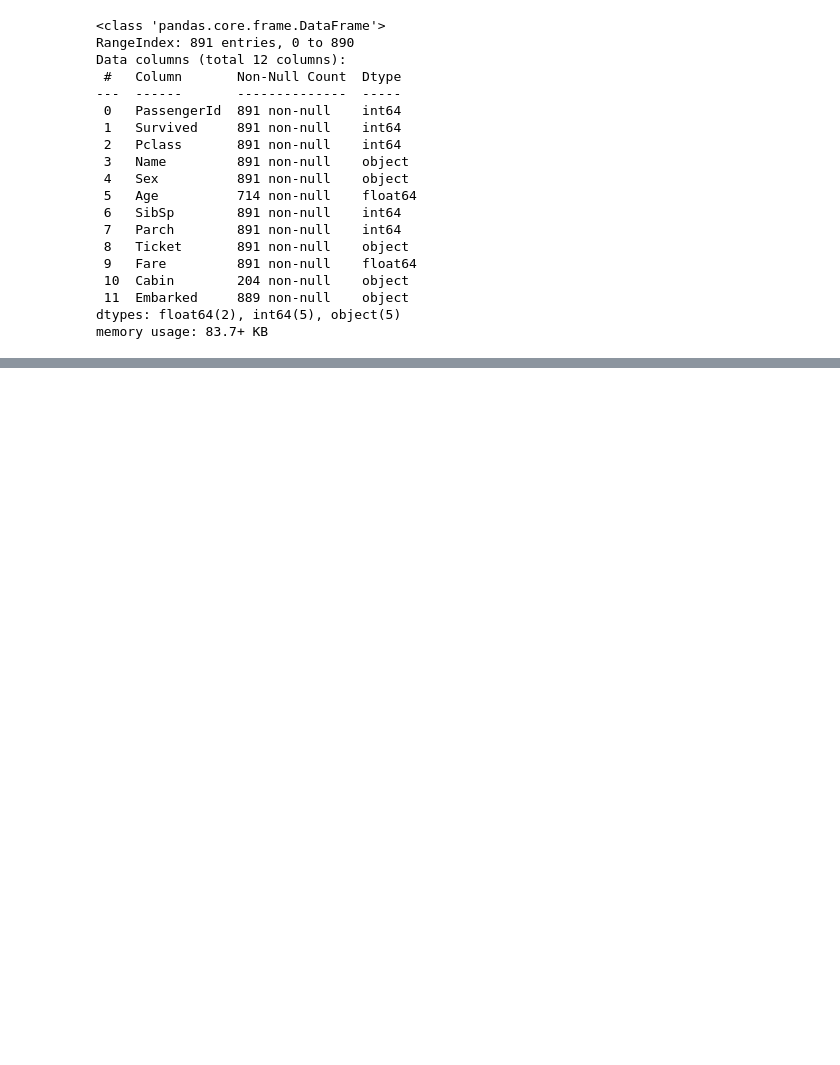
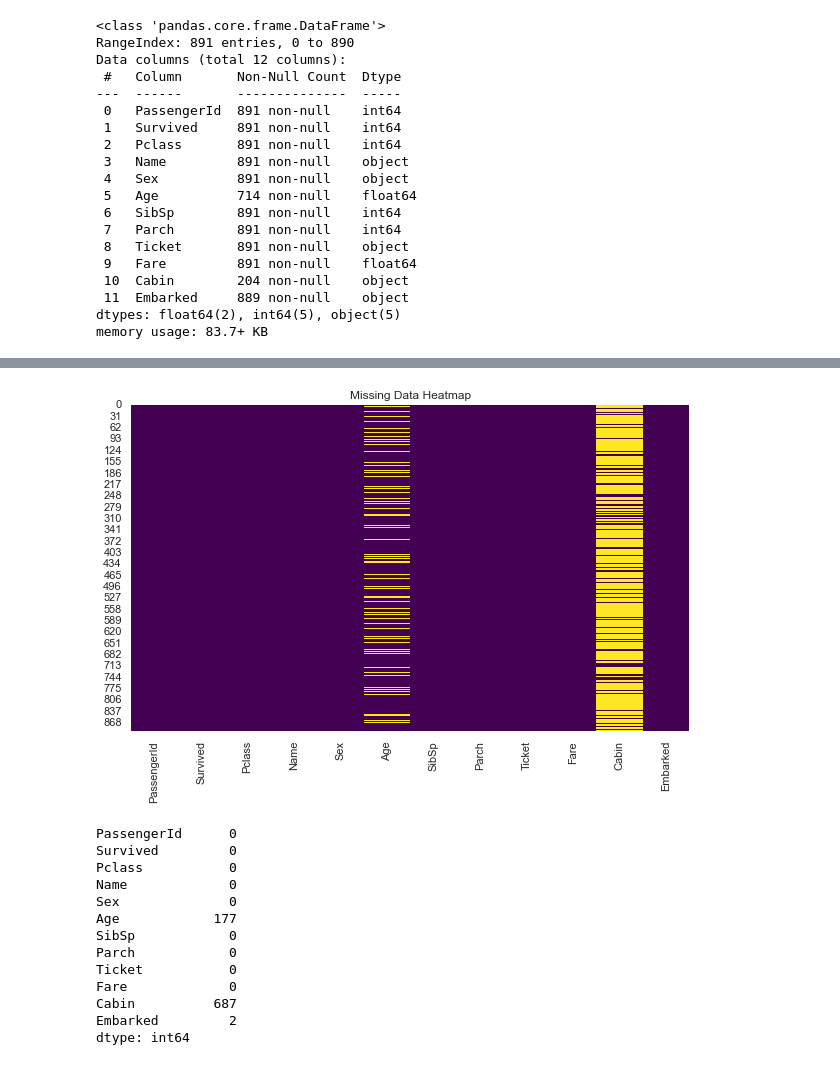
Before and after one commit to NehuenVill/Titanic-survival-prediction-model, a Jupyter notebook: notebooks/01_Exploration.ipynb, the cells around one changed output, grey strips where cells are left out. Cells and saved outputs as stored; diff of their text form; code cells hidden in the pictures; blank space fills up the shorter version.

```diff
--- a/notebooks/01_Exploration.ipynb
+++ b/notebooks/01_Exploration.ipynb
@@ -57,3 +57,25 @@ df.describe(include="all")
 | 50% | 446.000000 | 0.000000 | 3.000000 | NaN | NaN | 28.000000 | 0.000000 | 0.000000 | NaN | 14.454200 | ... |
 | 75% | 668.500000 | 1.000000 | 3.000000 | NaN | NaN | 38.000000 | 1.000000 | 0.000000 | NaN | 31.000000 | ... |
 | max | 891.000000 | 1.000000 | 3.000000 | NaN | NaN | 80.000000 | 8.000000 | 6.000000 | NaN | 512.329200 | ... |
+# %%
+plt.figure(figsize=(10, 6))
+sns.heatmap(df.isnull(), cbar=False, cmap="viridis")
+plt.title("Missing Data Heatmap")
+plt.show()
+
+df.isnull().sum()
+# %% [output]
+[figure, added]
+PassengerId      0
+Survived         0
+Pclass           0
+Name             0
+Sex              0
+Age            177
+SibSp            0
+Parch            0
+Ticket           0
+Fare             0
+Cabin          687
+Embarked         2
+dtype: int64
```
Also changed, not shown: parts of 6 cells of this notebook.
